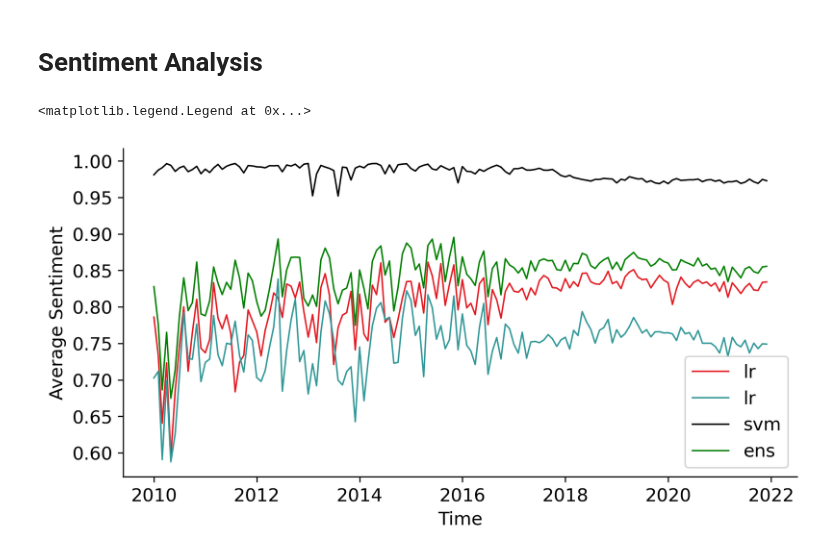
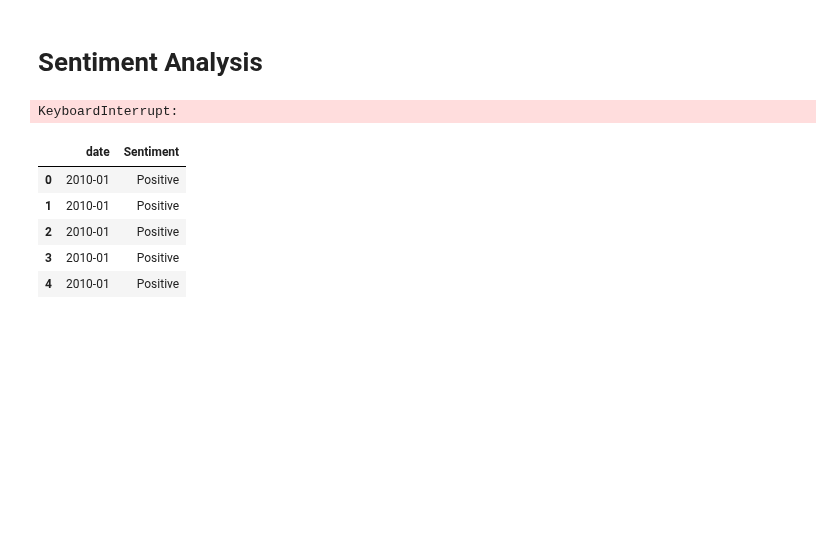
Before and after one commit to Connorrmcd6/Gartner-Hype-Cycle, a Jupyter notebook: Analysis/Notebooks/EDA_ML.ipynb, the cells around one changed output. Drawn from its saved outputs; the diff is of its cells as text; code cells hidden in the pictures; blank space fills up the shorter version.

```diff
--- a/Analysis/Notebooks/EDA_ML.ipynb
+++ b/Analysis/Notebooks/EDA_ML.ipynb
@@ -501 +489,38 @@ df = pd.read_sql(stmt, con=engine)
+# %%
+stmt1  = '''SELECT DATE_FORMAT(A.date, '%Y-%m') as date,
+CASE WHEN B.mnb_prediction = 1 THEN 'Positive' ELSE 'Negative' END as Sentiment
+FROM social.machine_learning_only A
+INNER JOIN social.ML_sentiment B
+ON A.id =B.id'''
+
+stmt2  = '''SELECT DATE_FORMAT(A.date, '%Y-%m') as date,
+CASE WHEN B.svm_prediction = 1 THEN 'Positive' ELSE 'Negative' END as Sentiment
+FROM social.machine_learning_only A
+INNER JOIN social.ML_sentiment B
+ON A.id =B.id'''
+
+stmt3  = '''SELECT DATE_FORMAT(A.date, '%Y-%m') as date,
+CASE WHEN B.lr_prediction = 1 THEN 'Positive' ELSE 'Negative' END as Sentiment
+FROM social.machine_learning_only A
+INNER JOIN social.ML_sentiment B
+ON A.id =B.id'''
+
+stmt4  = '''SELECT DATE_FORMAT(A.date, '%Y-%m') as date,
+CASE WHEN B.ensemble_prediction = 1 THEN 'Positive' ELSE 'Negative' END as Sentiment
+FROM social.machine_learning_only A
+INNER JOIN social.ML_sentiment B
+ON A.id =B.id'''
+
+data = pd.read_sql(stmt2, con=engine)
+# %% [output]
+KeyboardInterrupt:
+# %%
+data.head()
+# %% [output]
+|  | date | Sentiment |
+| 0 | 2010-01 | Positive |
+| 1 | 2010-01 | Positive |
+| 2 | 2010-01 | Positive |
+| 3 | 2010-01 | Positive |
+| 4 | 2010-01 | Positive |
 # %%
@@ -503,20 +527,0 @@ df['date']  = pd.to_datetime(df['date'])
-# %%
-#ML plot
-df['date']  = pd.to_datetime(df['date'])
-ax = plt.gca()
-ax.spines['right'].set_visible(False)
-ax.spines['top'].set_visible(False)
-plt.rcParams["figure.figsize"] = [8, 4]
-plt.rcParams.update({'font.size': 12})
-plt.rcParams['figure.dpi'] = 300
-plt.xlabel('Time')
-plt.ylabel('Average Sentiment')
-plt.plot(df['date'], df['mnb'], c = '#E31B23', linewidth = 1, label='lr')
-plt.plot(df['date'], df['lr'], c = '#339898', linewidth = 1, label='lr')
-plt.plot(df['date'], df['svm'], c = 'black', linewidth = 1, label='svm')
-plt.plot(df['date'], df['ens'], c = 'green', linewidth = 1, label='ens')
-# plt.plot(df2['date'], df2['tweets'], c = 'black', linewidth = 1, label='Unfiltered Tweets')
-plt.legend()
-# %% [output]
-<matplotlib.legend.Legend at 0x...>
-[figure, removed]
```
Also changed, not shown: parts of 18 cells of this notebook, 9 other files.
